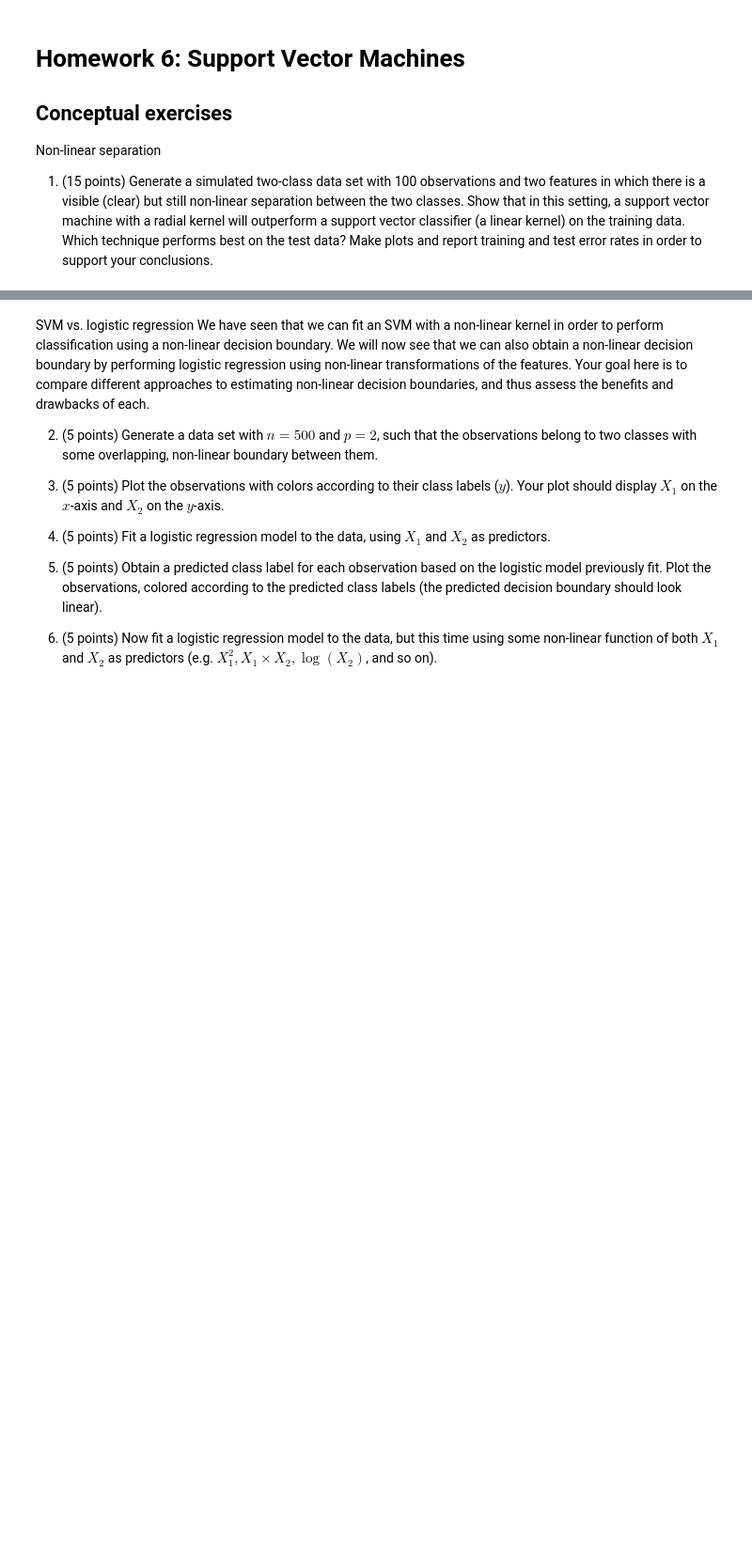
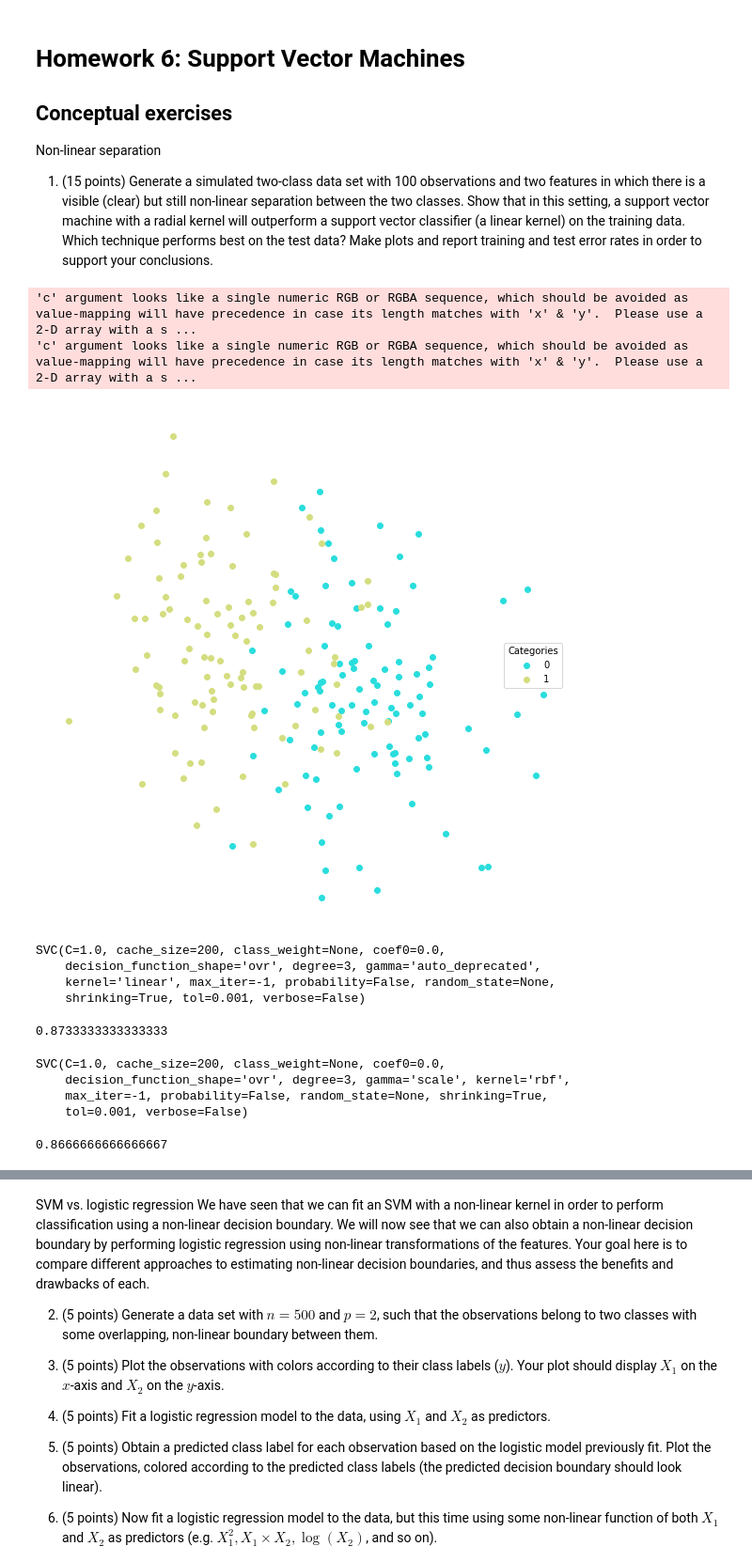
Before and after one commit to anuraag94/problem-set-6, a Jupyter notebook: Regina_Catipon_HW6.ipynb, the cells around one changed output, grey strips where cells are left out. Shown: that part at 94% size. Cells and saved outputs as stored; diff of their text form; code cells hidden in the pictures; blank space fills up the shorter version.

```diff
--- a/Regina_Catipon_HW6.ipynb
+++ b/Regina_Catipon_HW6.ipynb
@@ -3,3 +10,40 @@
 ## Conceptual exercises
 Non-linear separation
 1. (15 points) Generate a simulated two-class data set with 100 observations and two features in which there is a visible (clear) but still non-linear separation between the two classes. Show that in this setting, a support vector machine with a radial kernel will outperform a support vector classifier (a linear kernel) on the training data. Which technique performs best on the test data? Make plots and report training and test error rates in order to support your conclusions.
+# %%
+from sklearn.datasets import make_blobs
+
+def multiBlobs(noise = 0, numPerCategory = 100, centers = 2):
+    if isinstance(centers, int):
+        n_samples = numPerCategory * centers
+    else:
+        n_samples = numPerCategory * len(centers)
+    X, y = sklearn.datasets.make_blobs(n_samples=n_samples, centers=centers, cluster_std = (.3 * (noise * 6)))
+    datDict = {
+        'vect' : list(X),
+        'category' : y,
+    }
+    return pd.DataFrame(datDict)
+# %%
+from sklearn.model_selection import train_test_split
+
+noise = 0.9
+data = multiBlobs(noise)
+dfTrain, dfTest = train_test_split(data)
+# %%
+def plotter(df):
+    fig, ax = plt.subplots(figsize = (10,10))
+    pallet = seaborn.color_palette(palette='rainbow', n_colors= len(set(df['category'])))
+    for i, cat in enumerate(set(df['category'])):
+        a = np.stack(df[df['category'] == cat]['vect'])
+        ax.scatter(a[:,0], a[:, 1], c = pallet[i], label = cat)
+    ax.legend(loc = 'center right', title = 'Categories')
+    ax.axis('off')
+    plt.show()
+    plt.close()
+
+plotter(data)
+# %% [output]
+'c' argument looks like a single numeric RGB or RGBA sequence, which should be avoided as value-mapping will have precedence in case its length matches with 'x' & 'y'.  Please use a 2-D array with a s ...
+'c' argument looks like a single numeric RGB or RGBA sequence, which should be avoided as value-mapping will have precedence in case its length matches with 'x' & 'y'.  Please use a 2-D array with a s ...
+[figure, added]
@@ -5,0 +55,25 @@ Non-linear separation
+# %%
+X_train = np.stack(dfTrain['vect'], axis=0)
+svc.fit(X_train, dfTrain['category'])
+# %% [output]
+SVC(C=1.0, cache_size=200, class_weight=None, coef0=0.0,
+    decision_function_shape='ovr', degree=3, gamma='auto_deprecated',
+    kernel='linear', max_iter=-1, probability=False, random_state=None,
+    shrinking=True, tol=0.001, verbose=False)
+# %%
+from sklearn.metrics import accuracy_score
+accuracy_score(svc.predict(X_train), dfTrain['category'])
+# %% [output]
+0.8733333333333333
+# %%
+svm = SVC(kernel = 'rbf', gamma='scale')
+svm.fit(X_train, dfTrain['category'])
+# %% [output]
+SVC(C=1.0, cache_size=200, class_weight=None, coef0=0.0,
+    decision_function_shape='ovr', degree=3, gamma='scale', kernel='rbf',
+    max_iter=-1, probability=False, random_state=None, shrinking=True,
+    tol=0.001, verbose=False)
+# %%
+accuracy_score(svm.predict(X_train), dfTrain['category'])
+# %% [output]
+0.8666666666666667
```
Also changed, not shown: parts of 20 cells of this notebook.
